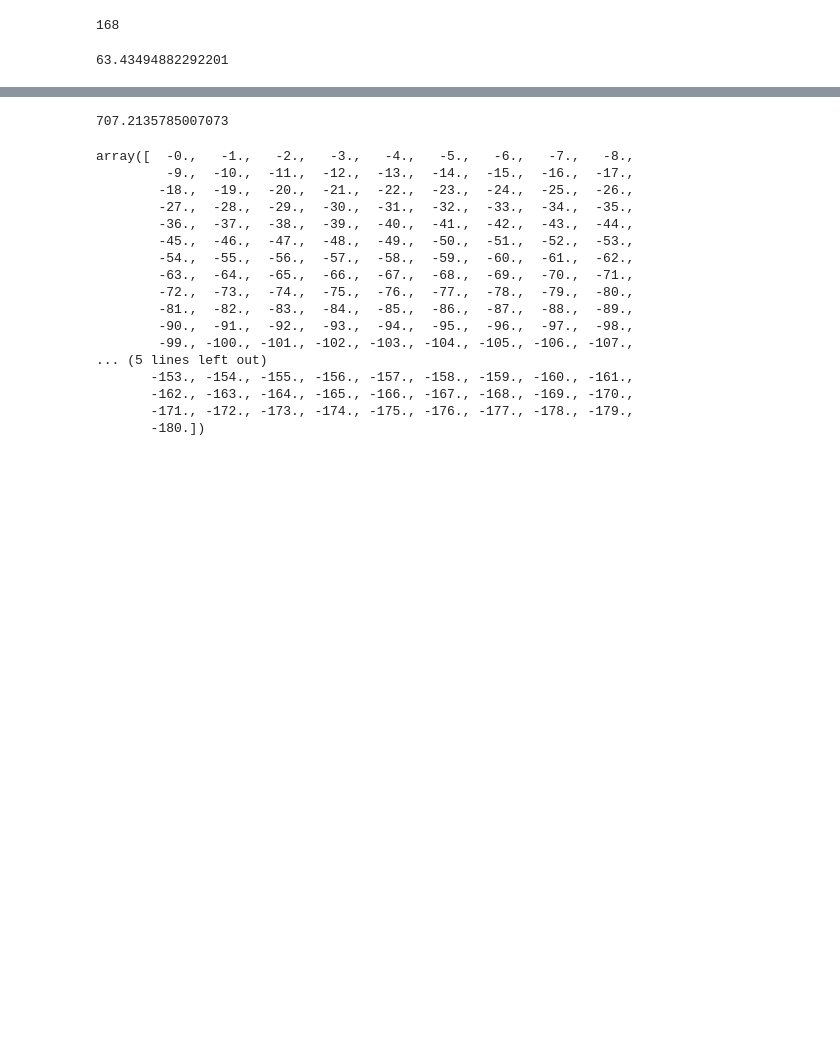
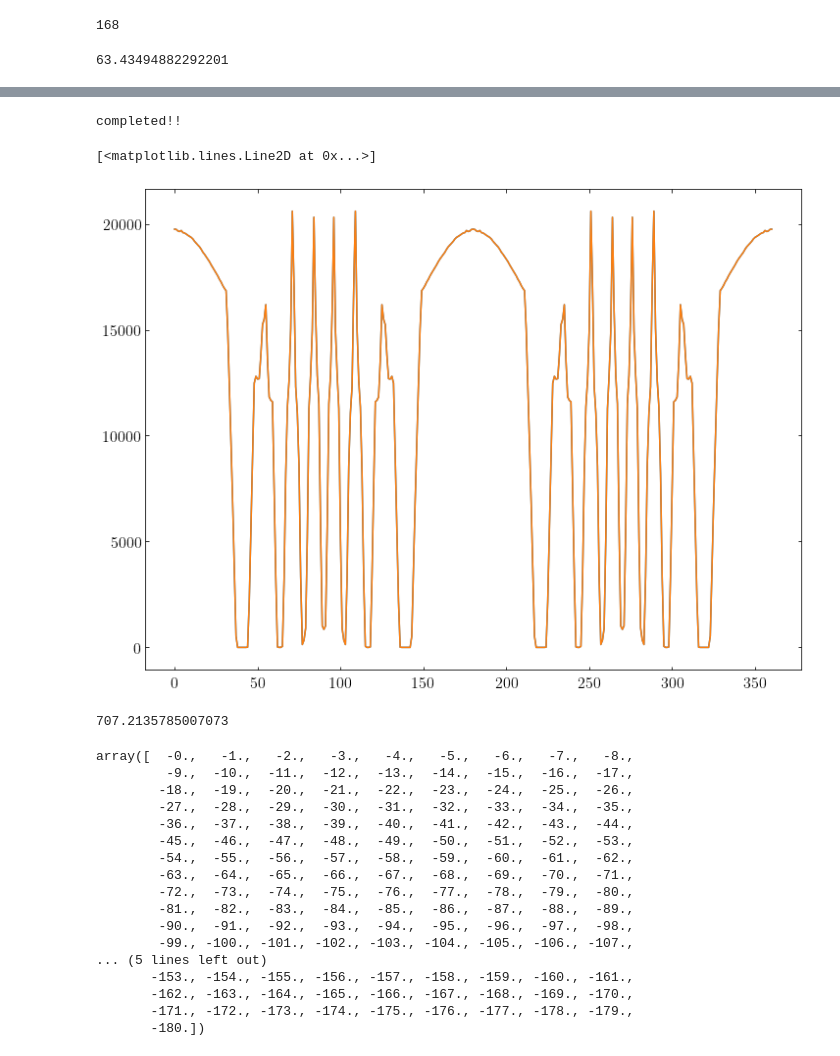
Before and after one commit to jiyongso/jupyter, a Jupyter notebook: collimator image/radial_collimator.ipynb, the cells around one changed output, grey strips where cells are left out. Drawn from its saved outputs; the diff is of its cells as text; code cells hidden in the pictures; blank space fills up the shorter version.

```diff
--- a/collimator image/radial_collimator.ipynb
+++ b/collimator image/radial_collimator.ipynb
@@ -570,3 +577,17 @@ np.sqrt(700**2+700**2)
+# %%
+th=50.0*deg_to_rad
+ph = 0.0*deg_to_rad
+xx=500.0*np.cos(th)
+yy=500.0*np.sin(th)*np.cos(ph)
+zz=500.0*np.sin(th)*np.sin(ph)
+pp, cc = calc_main(sample_position=[xx, yy, zz], Nbins=200)
+plt.plot(pp*rad_to_deg, cc)
+#plt.xlabel("Rotation angle (deg)")
+plt.plot(pp*rad_to_deg, cc)
+# %% [output]
+completed!!
+[<matplotlib.lines.Line2D at 0x...>]
+[figure, added]
 # %%
 1000.0/1.414
 # %% [output]
```
Also changed, not shown: parts of 8 cells of this notebook, 9 other files.
